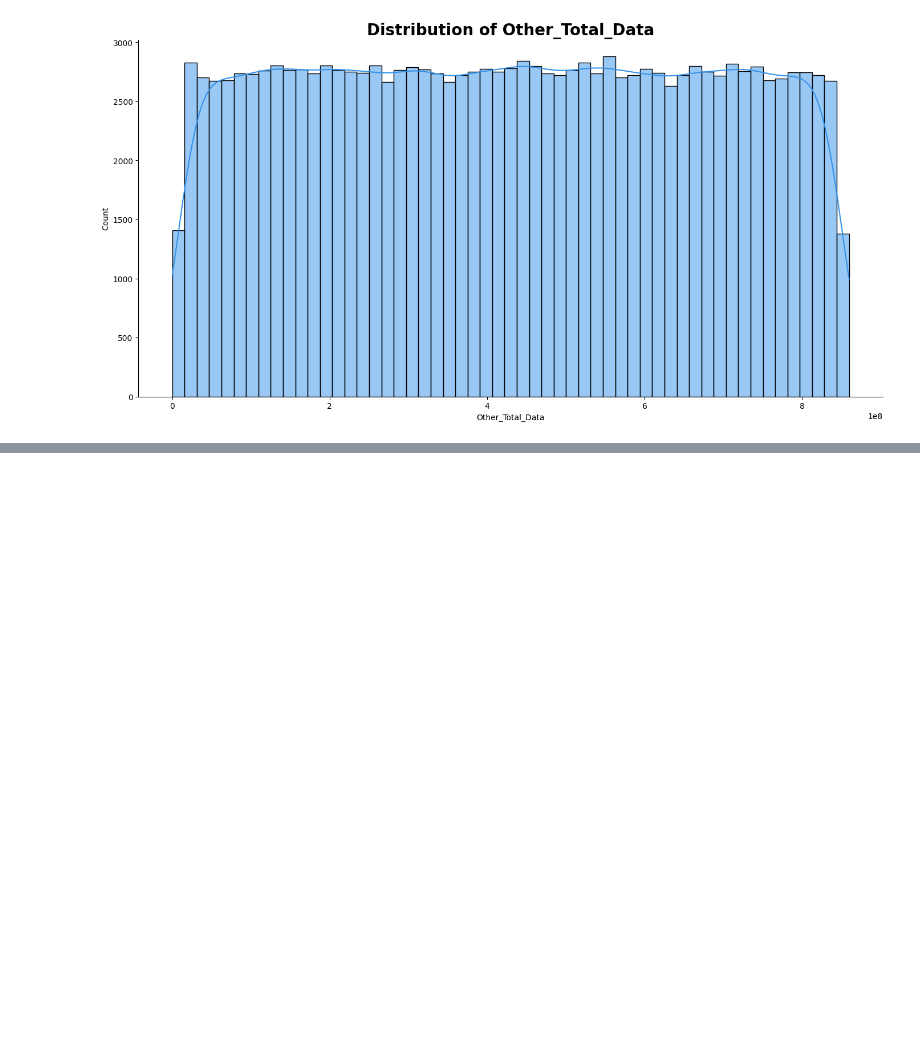
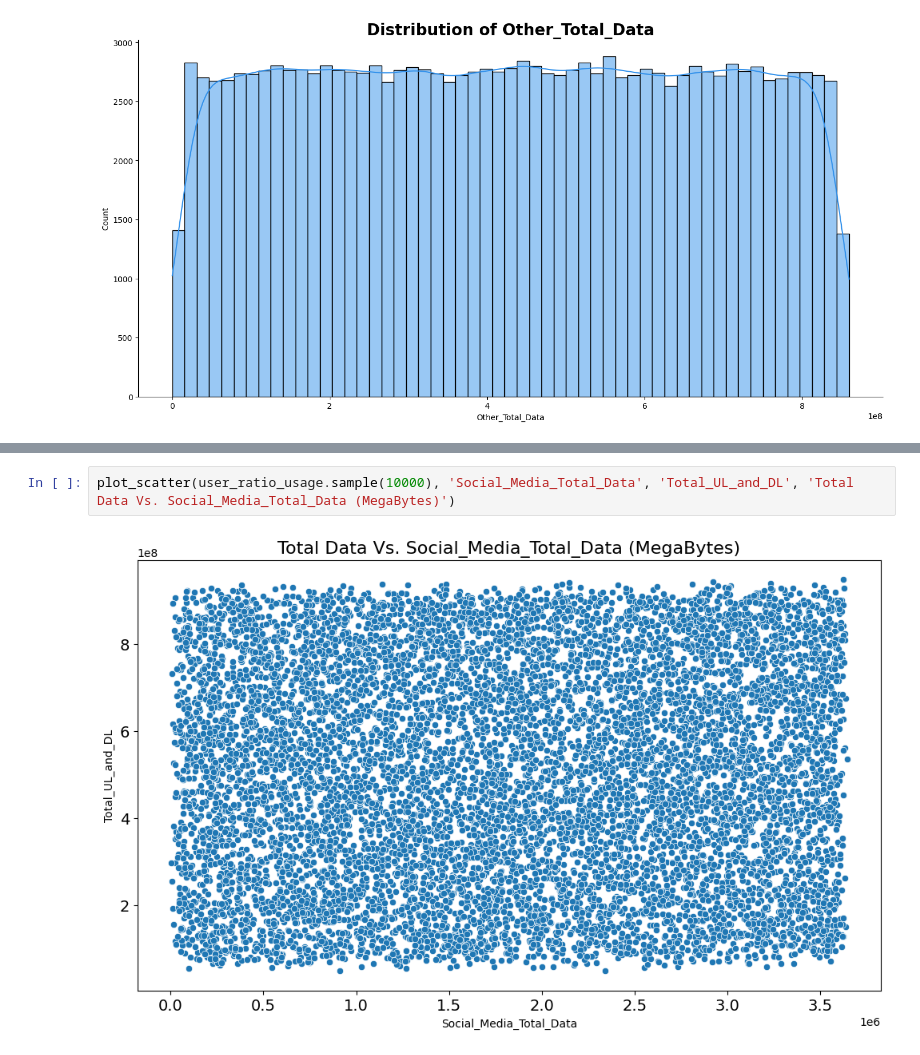
Before and after one commit to brook1167/Telecom-Analysis, a Jupyter notebook: notebooks/User_overview_analysis_task1.ipynb, the cells around one changed output, grey strips where cells are left out. Drawn from its saved outputs; the diff is of its cells as text; blank space fills up the shorter version.

```diff
--- a/notebooks/User_overview_analysis_task1.ipynb
+++ b/notebooks/User_overview_analysis_task1.ipynb
@@ -515,0 +561,4 @@ max        8.595209e+08
+# %%
+plot_scatter(user_ratio_usage.sample(10000), 'Social_Media_Total_Data', 'Total_UL_and_DL', 'Total Data Vs. Social_Media_Total_Data (MegaBytes)')
+# %% [output]
+[figure, added]
```
Also changed, not shown: parts of 18 cells of this notebook.
